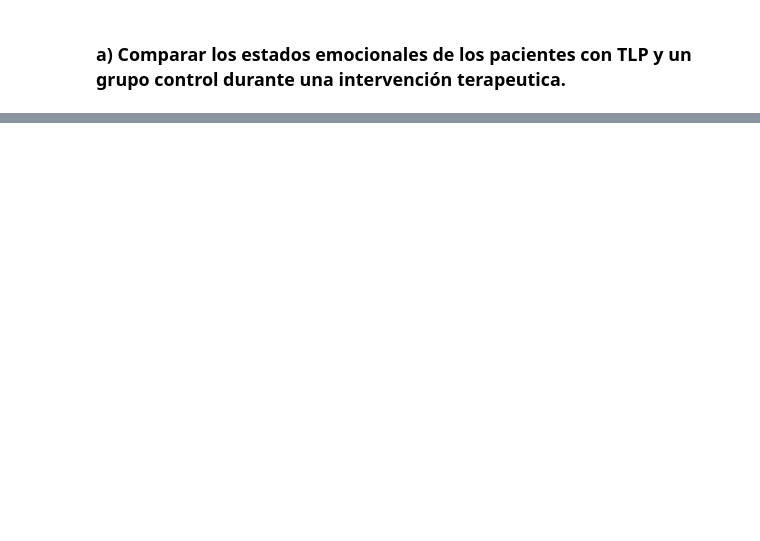
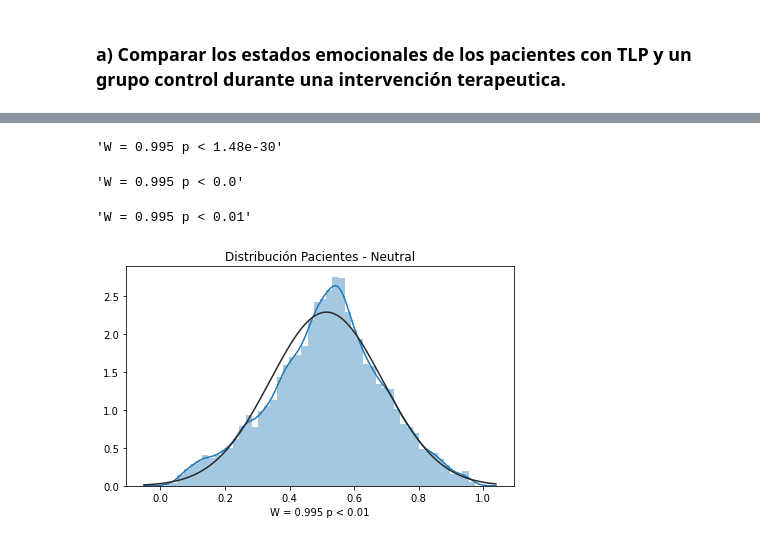
Before and after one commit to Sivlemx/Python-Pandas-DataScience, a Jupyter notebook: Python-Pandas-Clase-2.ipynb, the cells around one changed output, grey strips where cells are left out. Cells and saved outputs as stored; diff of their text form; code cells hidden in the pictures; blank space fills up the shorter version.

```diff
--- a/Python-Pandas-Clase-2.ipynb
+++ b/Python-Pandas-Clase-2.ipynb
@@ -1073,7 +1424,7 @@ for txt in tqdm(files_txt):
     sujeto['Video_Time'] = pd.to_datetime(sujeto['Video_Time'])
     sujeto['Fecha'] = sujeto['Video_Time'].dt.date
     sujeto['Hora'] = sujeto['Video_Time'].dt.time
-    for columna in sujeto.columns[1:11]:
+    for columna in sujeto.columns[1:12]:
         sujeto[columna] = pd.to_numeric(sujeto[columna], errors='coerce')
     sujeto = sujeto.set_index('Video_Time')
     sujeto['ID'] = txt[:-4]
@@ -1106,7 +1497,7 @@ for txt in tqdm(files_txt):
     sujeto['Video_Time'] = pd.to_datetime(sujeto['Video_Time'])
     sujeto['Fecha'] = sujeto['Video_Time'].dt.date
     sujeto['Hora'] = sujeto['Video_Time'].dt.time
-    for columna in sujeto.columns[1:11]:
+    for columna in sujeto.columns[1:12]:
         sujeto[columna] = pd.to_numeric(sujeto[columna], errors='coerce')
     sujeto = sujeto.set_index('Video_Time')
     sujeto['ID'] = txt[:-4]
@@ -1135,7 +1571,7 @@ sujetos.to_excel('Todos los Sujetos.xlsx')
 pac = sujetos.loc[sujetos.ID_Group == 'Pacientes']
 control = sujetos.loc[sujetos.ID_Group == 'Controles']
 # %%
-estats_pac, p_value_pac = spss.shapiro(pac['Valence'].dropna(how='any'))
+estats_pac, p_value_pac = spss.shapiro(pac['Neutral'].dropna(how='any'))
 # %%
 shapvalen_pac = 'W = {} p < {}'.format(estats_pac, p_value_pac)
 shapvalen_pac
@@ -1145,8 +1585,22 @@ shapvalen_pac
+# %%
+shapvalen_pac = 'W = {:.3} p < {:.3}'.format(estats_pac, p_value_pac)
+shapvalen_pac
+# %% [output]
+'W = 0.995 p < 1.48e-30'
+# %%
+shapvalen_pac = 'W = {:.3} p < {}'.format(estats_pac, round(p_value_pac, 3))
+shapvalen_pac
+# %% [output]
+'W = 0.995 p < 0.0'
 # %%
-shapvalen_pac = 'W = {:.3} p < {}1'.format(estats_pac, p_value_pac)
+shapvalen_pac = 'W = {:.3} p < {}1'.format(estats_pac, round(p_value_pac, 3))
 shapvalen_pac
+# %% [output]
+'W = 0.995 p < 0.01'
 # %%
-sns.distplot(pac['Valence'].dropna(how='any'), fit=spss.norm, kde=True, axlabel='{}'.format(shapvalen_pac))
-plt.title('Distribución Pacientes - Valencia')
+sns.distplot(pac['Neutral'].dropna(how='any'), fit=spss.norm, kde=True, axlabel='{}'.format(shapvalen_pac))
+plt.title('Distribución Pacientes - Neutral')
 plt.tight_layout()
+# %% [output]
+[figure, added]
 # %%
```
Also changed, not shown: parts of 62 cells of this notebook.
